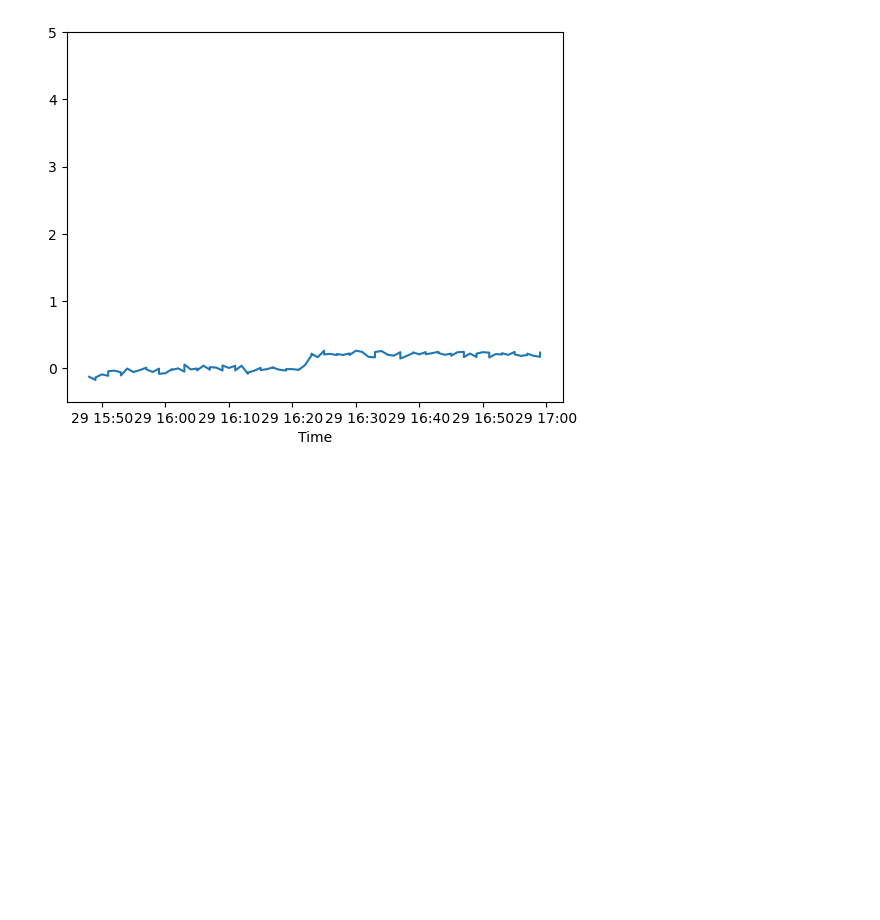
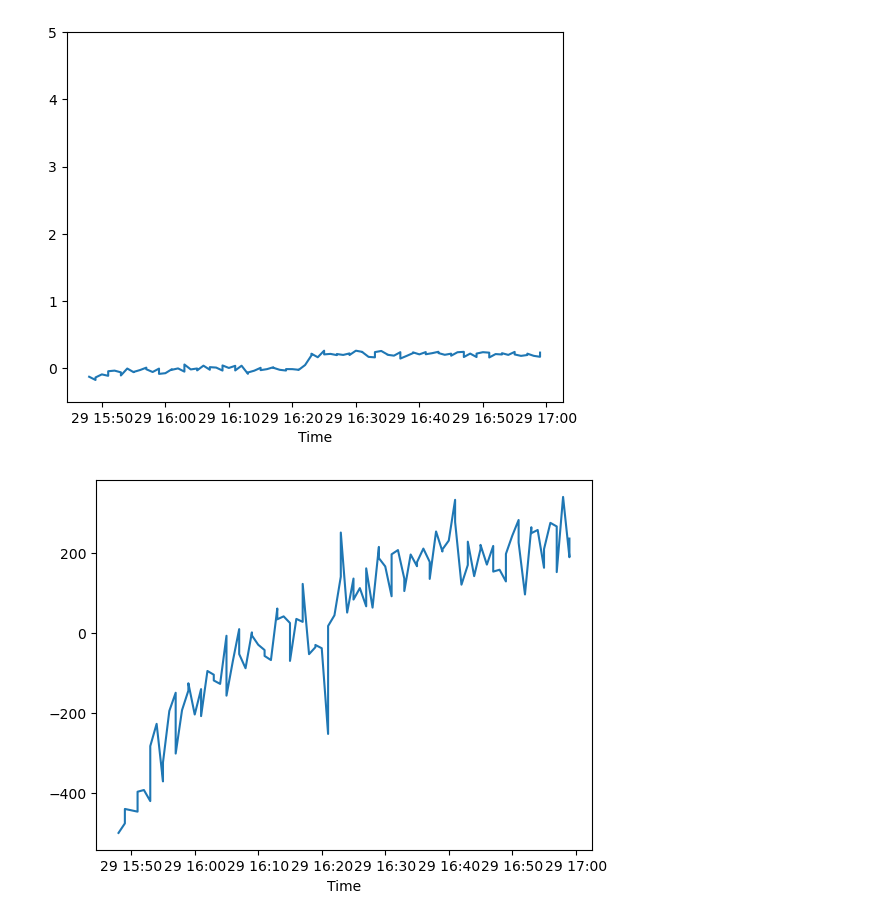
Before and after one commit to ohnoresearchgroup/acsm, a Jupyter notebook: ACSMexampleNotebook.ipynb, the cells around one changed output. Saved outputs shown, nothing was run; the diff lists cells and outputs as text; code cells hidden in the pictures; blank space fills up the shorter version.

Commit message:
added plot total mass function

```diff
--- a/ACSMexampleNotebook.ipynb
+++ b/ACSMexampleNotebook.ipynb
@@ -85,3 +85,11 @@ end = "2024-07-29 17:00:00"
 data.plotIndMZ(43,tlim = [start,end], ylim=[-0.5,5])
 # %% [output]
 [figure]
+# %%
+#time bounds calculate for certain period of time
+start = "2024-07-29 15:30:00"
+end = "2024-07-29 17:00:00"
+
+data.plotTotalMass(tlim = [start,end])
+# %% [output]
+[figure, added]
```
Also changed, not shown: parts of 1 cell of this notebook, 1 other file.
